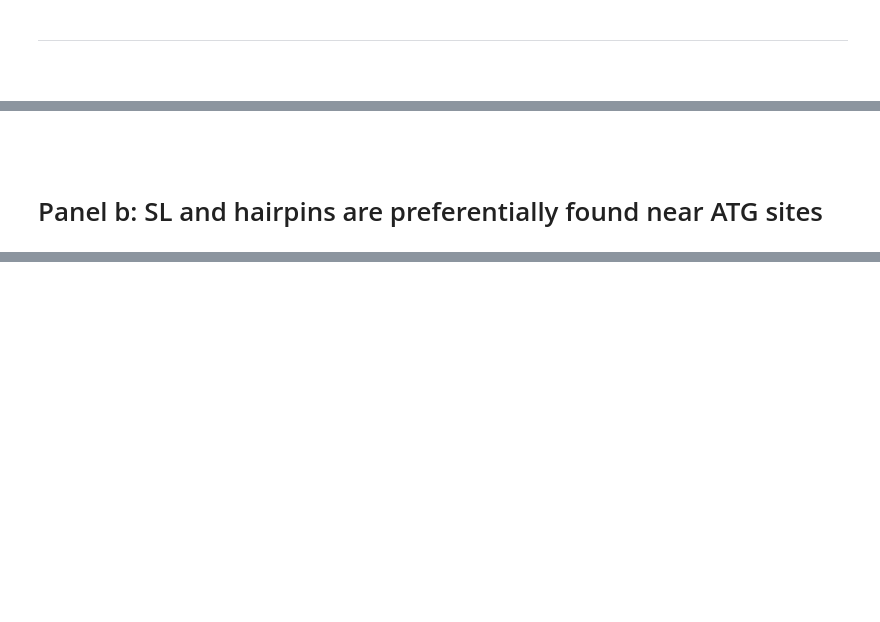
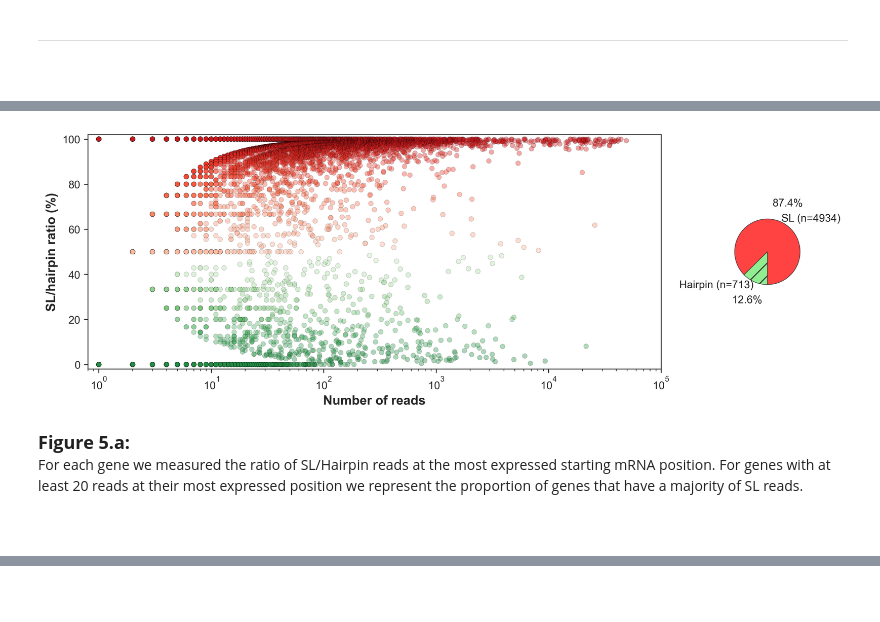
Before and after one commit to FlorianBrnrd/elegans-trans-splicing, a Jupyter notebook: notebooks/Fig5_notebook.ipynb, the cells around one changed output, grey strips where cells are left out. Drawn from its saved outputs; the diff is of its cells as text; code cells hidden in the pictures; blank space fills up the shorter version.

```diff
--- a/notebooks/Fig5_notebook.ipynb
+++ b/notebooks/Fig5_notebook.ipynb
@@ -39,5 +42,5 @@ dataset = pd.read_csv('dataset_+SL_+hairpin.tsv', sep='\t')
 # %%
-genes_start = pd.read_csv('SL_&_mimic_positions.tsv', sep='\t')
+genes_start = pd.read_csv(f'{path}/start_positions_stats.tsv', sep='\t')
 # %% [markdown]
 ---
 # %% [markdown]
@@ -202,0 +50,7 @@ Reads for which neither SL sequence nor endogenous hairpin could be found tend t
+# %%
+# for each gene with the select the main oberserved TSS (start position most expressed)
+# For ambiguitous positions (= same amount of reads), we select positions for which we observed more trans-splicing
+main_tss = genes_start[genes_start['total']>0].sort_values(['total','SL'], ascending=False).groupby(['gene']).head(1).reset_index(drop=True)
+
+# Measure ratio based on SL and Hairpin genes at each position
+main_tss['SL/HAIRPIN_ratio'] = round(main_tss['SL'] / (main_tss['HAIRPIN']+main_tss['SL']) * 100, 2)
@@ -203,4 +84,54 @@ Reads for which neither SL sequence nor endogenous hairpin could be found tend t
+# %%
+nb_sl = len(sl_genes[sl_genes.total>=20])
+nb_hairpin = len(hairpin_genes[hairpin_genes.total>=20])
+
+sl_percent = round(nb_sl/(nb_sl+nb_hairpin)*100, 2)
+hairpin_percent = round(100-sl_percent, 2)
+# %%
+%matplotlib inline
+
+# initialize plot
+sns.set_style('ticks')
+fig, ax = plt.subplots(figsize=(12,4), dpi=300, nrows=1, ncols=2, gridspec_kw={'width_ratios': [7,1]})
+
+### create custom colormap
+top = cm.get_cmap('Greens_r', 128)
+bottom = cm.get_cmap('Reds', 128)
+newcolors = np.vstack((top(np.linspace(0.25, 0.75, 128)), bottom(np.linspace(0.25, 0.75, 128))))
+newcmp = ListedColormap(newcolors, name='GreenRed')
+
+
+### plot LEFT panel (scatter plot)
+
+ax[0].scatter(main_tss['total'], main_tss['SL/HAIRPIN_ratio'], s=20, c=main_tss['SL/HAIRPIN_ratio'], cmap=newcmp, edgecolor='k', linewidth=0.2, alpha=0.4)
+
+ax[0].set_xscale('log')
+ax[0].set_ylim(bottom=-2, top=102)
+ax[0].set_xlim(left=0.8, right=10**5)
+ax[0].set_xlabel("Number of reads", weight='bold', size=12)
+ax[0].set_ylabel('SL/hairpin ratio (%)', weight='bold', size=12)
+
+
+### plot RIGHT panel (scatter plot)
+
+labels = [f'SL (n={nb_sl})', f'Hairpin (n={nb_hairpin})']
+colors = ['#ff4242', 'lightgreen']
+data = [sl_percent, hairpin_percent]
+
+p = ax[1].pie(data, labels=labels, colors=colors, autopct='%1.1f%%', startangle=270, pctdistance=1.6,
+            wedgeprops={'linewidth': 0.5, 'linestyle': 'solid', 'edgecolor':'#343837','antialiased': True})
+
+hatches = ['//' if value == hairpin_percent else '' for value in data]
+for i in range(len(p[0])):
+    p[0][i].set(hatch = hatches[i])
+
+
+# save as png
+plt.savefig('Fig5.a-SL_versus_Hairpin_usage.png', dpi=800, bbox_inches='tight')
+# %% [output]
+[figure, added]
+# %% [markdown]
+<font size="4">**Figure 5.a:**<br></font>
+For each gene we measured the ratio of SL/Hairpin reads at the most expressed starting mRNA position. For genes with at least 20 reads at their most expressed position we represent the proportion of genes that have a majority of SL reads.
 # %% [markdown]
 <br>
-# %% [markdown]
-# Panel b: SL and hairpins are preferentially found near ATG sites
```
Also changed, not shown: parts of 43 cells of this notebook, 19 other files.
